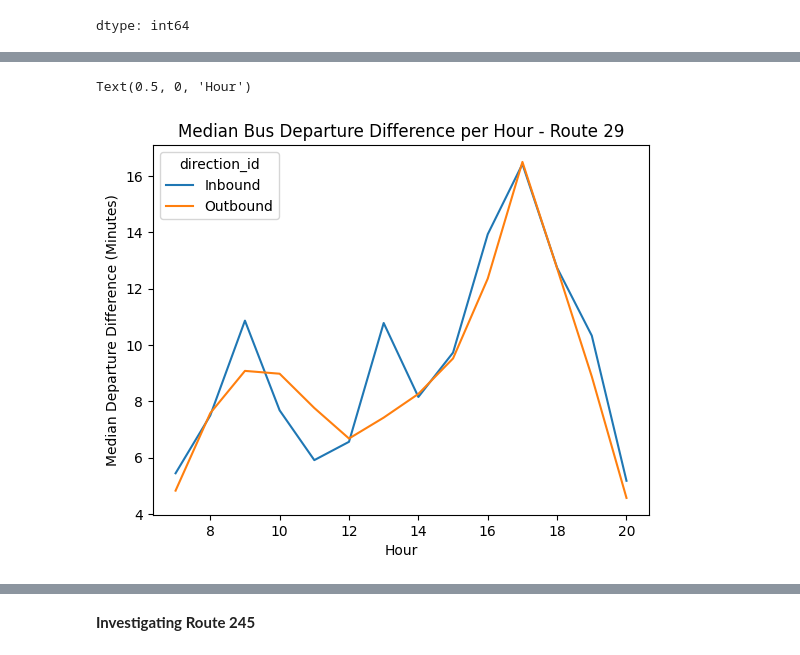
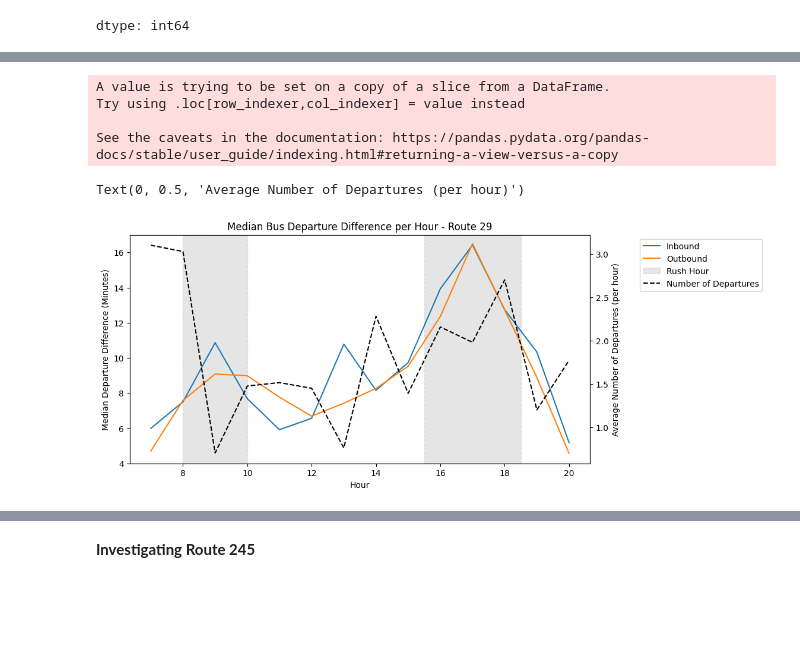
Before and after one commit to kevin-r-murphy/BA888-MBTA, a Jupyter notebook: MBTA_Bus_29&245.ipynb, the cells around one changed output, grey strips where cells are left out. Drawn from its saved outputs; the diff is of its cells as text; code cells hidden in the pictures; blank space fills up the shorter version.

```diff
--- a/MBTA_Bus_29&245.ipynb
+++ b/MBTA_Bus_29&245.ipynb
@@ -753,16 +438,0 @@ print(bus_29[['scheduled_time', 'actual', 'new_scheduled_time']])
-# %%
-
-# Calculate time difference in minutes, handling wraparound
-bus_29['time_diff_optimized'] = bus_29.apply(lambda row:
-    abs((dt.datetime.combine(dt.date.today(), row['actual']) -
-         dt.datetime.combine(dt.date.today(), row['new_scheduled_time'])
-        ).total_seconds() / 60) % 1440, axis=1)
-bus_29['did_leave_early'] = bus_29.apply(lambda row:
-    (dt.datetime.combine(dt.date.today(), row['actual']) -
-         dt.datetime.combine(dt.date.today(), row['scheduled_time'])).total_seconds(), axis=1).apply(lambda x: 1 if x<0 else 0)
-
-bus_29['new_leave_early'] = bus_29.apply(lambda row:
-    (dt.datetime.combine(dt.date.today(), row['actual']) -
-         dt.datetime.combine(dt.date.today(), row['new_scheduled_time'])).total_seconds(), axis=1).apply(lambda x: 1 if x<0 else 0)
-
-bus_29[['scheduled_time', 'actual', 'new_scheduled_time', 'time_diff_optimized', 'did_leave_early', 'new_leave_early']].head()
@@ -796,12 +439,41 @@ bus_29.to_csv('bus_29.csv')
-# %%
-bus_29['hour'] = bus_29['scheduled_time'].apply(lambda x: x.hour)
-sns.lineplot(data = bus_29.groupby(['hour', 'direction_id'])['time_diff'].median().to_frame(), x = 'hour', y = 'time_diff', hue = 'direction_id')
-plt.title('Median Bus Departure Difference per Hour - Route 29')
-plt.ylabel('Median Departure Difference (Minutes)')
-plt.xlabel('Hour')
-# %% [output]
-Text(0.5, 0, 'Hour')
-[figure, removed]
+# %%
+fig,axs = plt.subplots(ncols=1, figsize = (10,5))
+bus_29 = bus_29[(bus_29['scheduled_time'] > pd.to_datetime('07:30:00',format = '%H:%M:%S').time())&(bus_29['scheduled_time'] < pd.to_datetime('21:00:00', format ='%H:%M:%S').time())]
+bus_29['hour'] = bus_29['scheduled_time'].apply(lambda x: x.hour)
+bus_29['is_weekend'] = bus_29['service_date'].apply(lambda x: 1 if pd.to_datetime(x).weekday() > 4 else 0)
+sns.lineplot(data = bus_29.groupby(['hour', 'direction_id'])['time_diff'].median().to_frame(), x = 'hour', y = 'time_diff', hue = 'direction_id', ax=axs)
+
+axs.axvspan(8,10, linestyle = '--', color = 'grey', alpha = 0.2, label = 'Rush Hour')
+axs.axvspan(15.5,18.5, linestyle = '--', color = 'grey', alpha = 0.2)
+axs.axhline(20,linestyle = '--', color = 'black', label = 'Number of Departures')
+axs.set_title('Median Bus Departure Difference per Hour - Route 29')
+axs.set_ylabel('Median Departure Difference (Minutes)')
+axs.set_xlabel('Hour')
+axs.legend(loc = 'upper left', bbox_to_anchor=(1.1, 1))
+axs.set_ylim(4,17)
+
+
+
+time_29 = bus_29.groupby(['hour'])['time_diff'].agg(['mean','median', 'std', 'count']).reset_index()
+time_29.columns = ['hour', 'mean', 'median', 'std', 'count']
+count_trips = bus_29.groupby('half_trip_id')['hour'].min().reset_index()
+count_trips = count_trips.groupby('hour')['half_trip_id'].count().to_frame().reset_index()
+count_trips.columns = ['hour', 'count']
+count_trips['count'] = count_trips['count']/ bus_29['service_date'].nunique()
+
+
+
+ax2 = axs.twinx()
+sns.lineplot(ax = ax2, data = count_trips, x = 'hour', y = 'count', linestyle = '--', color = 'black')
+
+ax2.set_ylabel('Average Number of Departures (per hour)')
+# %% [output]
+A value is trying to be set on a copy of a slice from a DataFrame.
+Try using .loc[row_indexer,col_indexer] = value instead
+
+See the caveats in the documentation: https://pandas.pydata.org/pandas-docs/stable/user_guide/indexing.html#returning-a-view-versus-a-copy
+Text(0, 0.5, 'Average Number of Departures (per hour)')
+[figure, added]
 # %%
 sns.lineplot(data = bus_29.groupby(['hour', 'direction_id'])['time_diff'].std().to_frame(), x = 'hour', y = 'time_diff', hue = 'direction_id')
 plt.title('Bus Departure Variance per Hour - Route 29')
```
Also changed, not shown: parts of 44 cells of this notebook.
